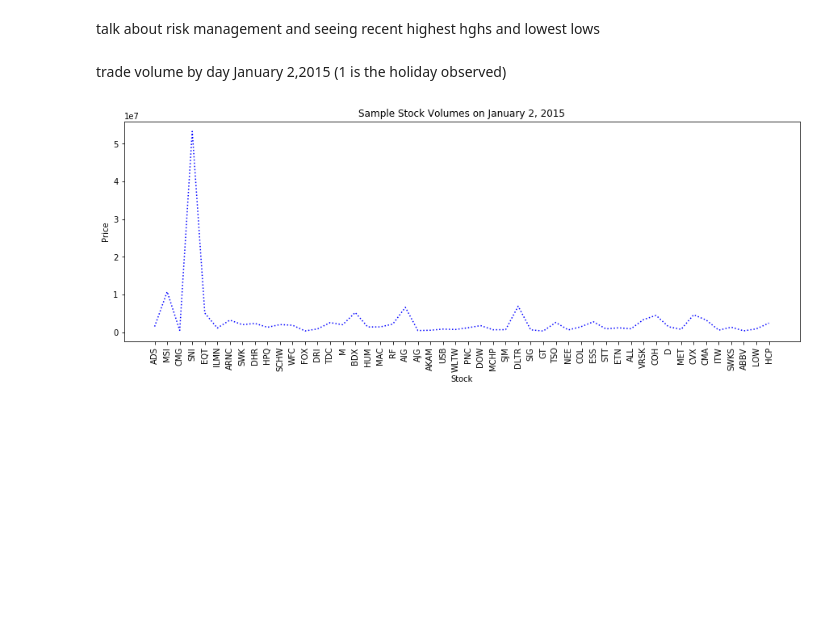
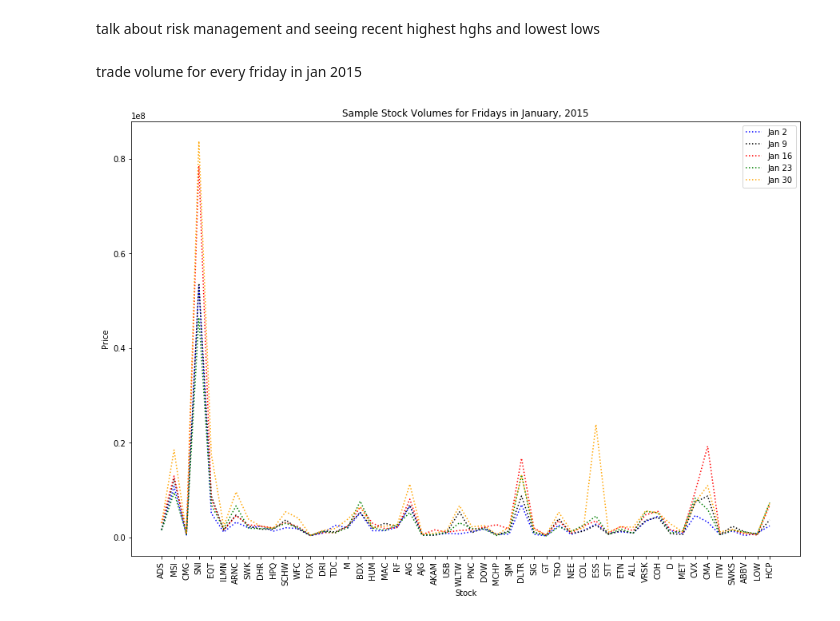
Before and after one commit to MissAle17/dsc-4-final-project-online-ds-sp-000, a Jupyter notebook: student.ipynb, the cells around one changed output. Cells and saved outputs as stored; diff of their text form; code cells hidden in the pictures; blank space fills up the shorter version.

```diff
--- a/student.ipynb
+++ b/student.ipynb
@@ -156,5 +156,3 @@ plt.show()
 [figure]
 # %% [markdown]
 talk about risk management and seeing recent highest hghs and lowest lows
-# %% [markdown]
-trade volume by day January 2,2015 (1 is the holiday observed)
@@ -164,10 +159,33 @@ vols = Jan2_15.volume.values
+# %% [markdown]
+trade volume for every friday in jan 2015
+# %%
+jan2= df.loc['2015-01-02']
+jan2_vol = jan2.volume.values
+
+jan9= df.loc['2015-01-09']
+jan9_vol = jan9.volume.values
+
+jan16= df.loc['2015-01-16']
+jan16_vol = jan16.volume.values
+
+jan23= df.loc['2015-01-23']
+jan23_vol = jan23.volume.values
+
+jan30= df.loc['2015-01-30']
+jan30_vol = jan30.volume.values
 # %%
-plt.figure(figsize=(15,5))
-plt.plot(stocks[:50], vols[:50],color='blue',linestyle = ':')
+plt.figure(figsize=(15,10))
+plt.plot(stocks[:50], jan2_vol[:50],color='blue',linestyle = ':',label='Jan 2')
+plt.plot(stocks[:50], jan9_vol[:50],color='black',linestyle = ':',label='Jan 9')
+plt.plot(stocks[:50], jan16_vol[:50],color='red',linestyle = ':',label='Jan 16')
+plt.plot(stocks[:50], jan23_vol[:50],color='green',linestyle = ':',label='Jan 23')
+plt.plot(stocks[:50], jan30_vol[:50],color='orange',linestyle = ':',label='Jan 30')
+
 plt.xticks(stocks[:50], rotation='vertical')
-plt.title('Sample Stock Volumes on January 2, 2015')
+plt.title('Sample Stock Volumes for Fridays in January, 2015' )
 plt.ylabel('Price')
 plt.xlabel('Stock')
+plt.legend(loc='best')
 plt.show()
 # %% [output]
-[figure, old version]
+[figure, new version]
```
Also changed, not shown: parts of 3 cells of this notebook.
